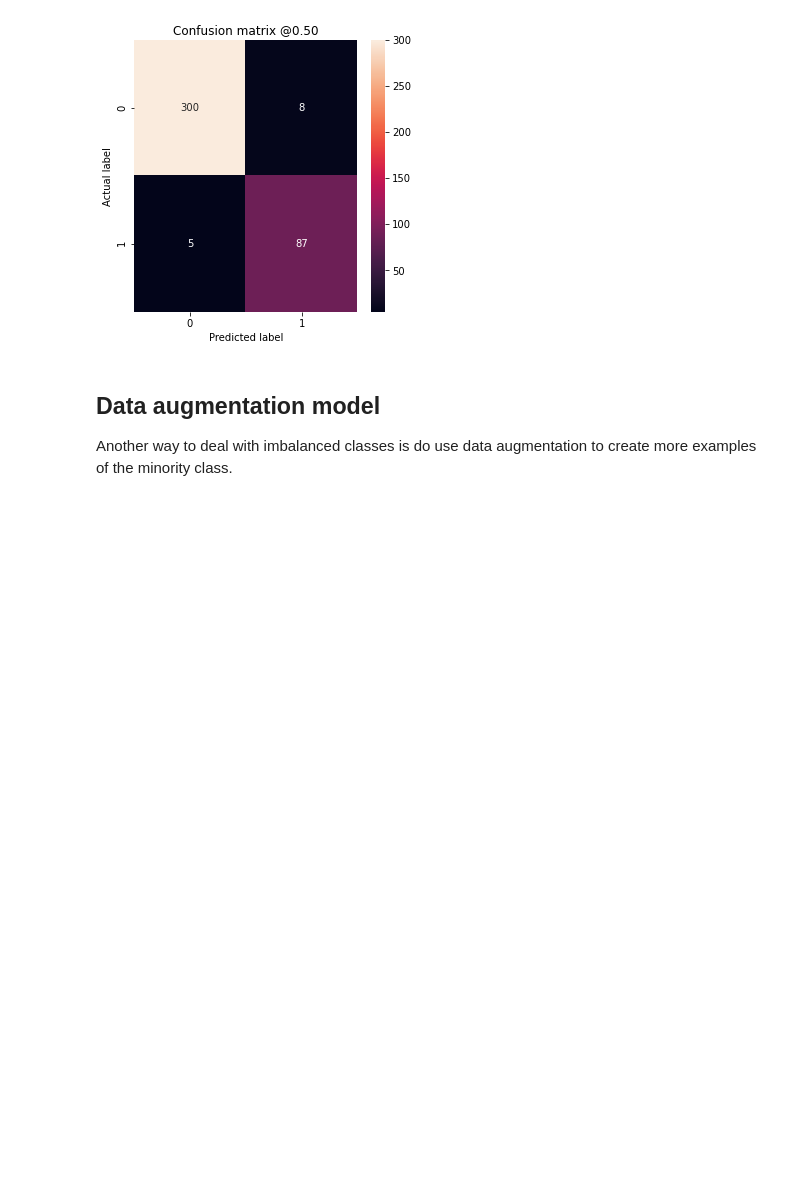
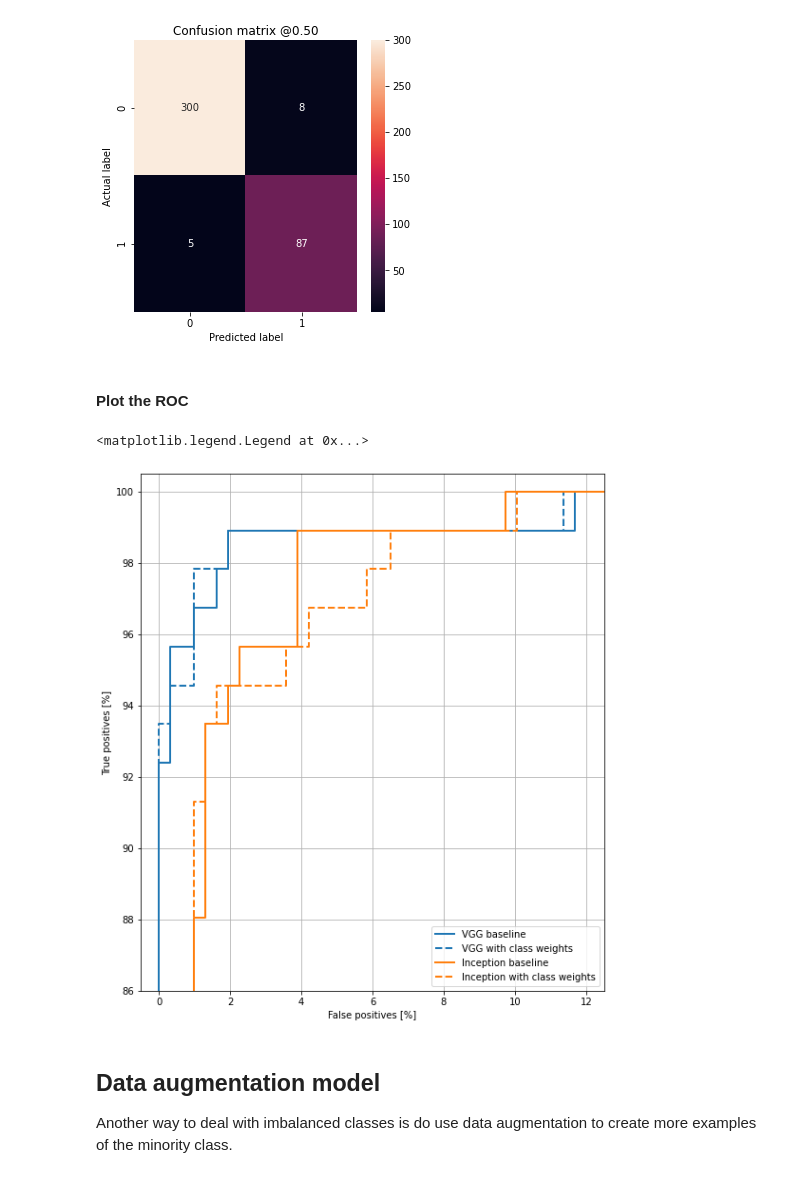
Before and after one commit to dmitrytoda/ships, a Jupyter notebook: ships.ipynb, the cells around one changed output. Cells and saved outputs as stored; diff of their text form; code cells hidden in the pictures; blank space fills up the shorter version.

```diff
--- a/ships.ipynb
+++ b/ships.ipynb
@@ -729,7 +688,7 @@ Let's see what happens with the previously overfitting Inception model when the
 # %% [markdown]
 #### Train a model with class weights
 # %%
-weighted_incep_model = make_classifier()
+weighted_incep_model = make_model()
 weighted_incep_model.load_weights(initial_weights)
 
 weighted_incep_history = weighted_incep_model.fit(
@@ -795,6 +754,17 @@ Ships Missed (False Negatives):  5
 Ships Detected (True Positives):  87
 Total Ships:  92
 [figure]
+# %% [markdown]
+#### Plot the ROC
+# %%
+plot_roc("VGG baseline", labels_test, vgg_test_predictions_baseline, color=colors[0])
+plot_roc("VGG with class weights", labels_test, vgg_test_predictions_weights, color=colors[0], linestyle='--')
+plot_roc("Inception baseline", labels_test, incep_test_predictions_baseline, color=colors[1])
+plot_roc("Inception with class weights", labels_test, incep_test_predictions_weights, color=colors[1], linestyle='--')
+plt.legend(loc='lower right')
+# %% [output]
+<matplotlib.legend.Legend at 0x...>
+[figure, added]
 # %% [markdown]
 ## Data augmentation model
 
```
Also changed, not shown: parts of 62 cells of this notebook.
